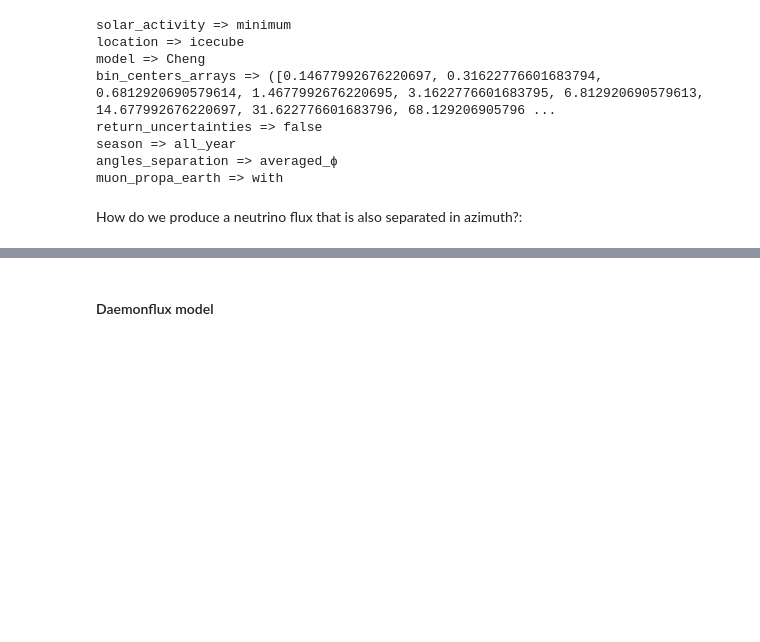
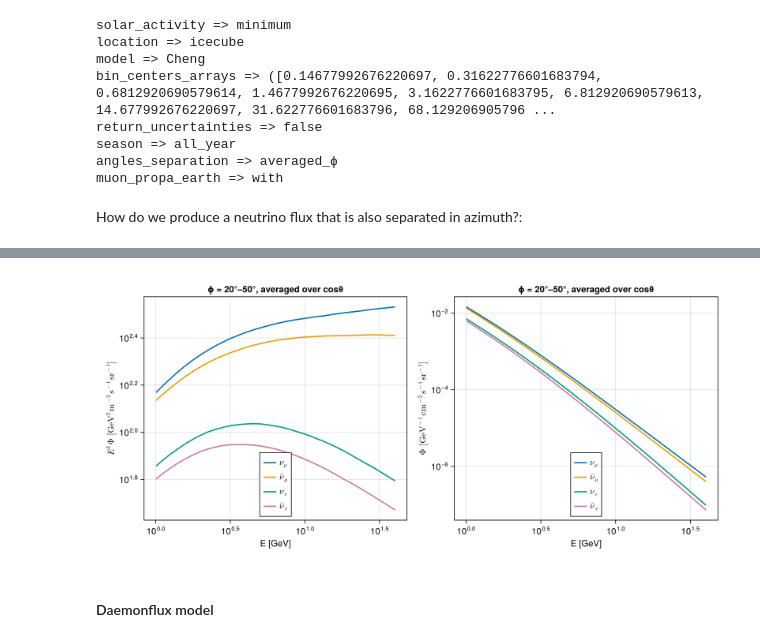
Before and after one commit to IsabelGoos/Joint-Inversion, a Jupyter notebook: ForwardModel/1-NeutrinoFlux/scripts/neutrinoFlux_tutorial.ipynb, the cells around one changed output, grey strips where cells are left out. Drawn from its saved outputs; the diff is of its cells as text; code cells hidden in the pictures; blank space fills up the shorter version.

```diff
--- a/ForwardModel/1-NeutrinoFlux/scripts/neutrinoFlux_tutorial.ipynb
+++ b/ForwardModel/1-NeutrinoFlux/scripts/neutrinoFlux_tutorial.ipynb
@@ -454,20 +462,19 @@ How do we produce a neutrino flux that is also separated in azimuth?:
 # %%
 nuflux = produce_neutrino_flux(Dict{String, Any}(
-    "model"                => :Honda,          # whatever key routes to _produce_honda_neutrino_flux
+    "model"                => :Cheng,
     "angles_separation"    => :variable_ϕ,
-    "return_uncertainties" => false
-    # + any keys your _build_flux_url needs
+    "bin_centers_arrays"   => (energies, cosθs, ϕs)
 ))
 
-E    = nuflux["Energies"]      # 121 points, 0.01 – 1e4 GeV
-cosθ = nuflux["cosθs"]         # 20 bin centres, ascending
-ϕs   = nuflux["ϕs"]            # 12 bin centres: 15°, 45°, …, 345°
+E    = nuflux["Energies"]
+cosθ = nuflux["cosθs"]
+ϕs   = nuflux["ϕs"]
 
-iϕ = 1                         # first azimuth bin: 0°–30°
+# first azimuth bin: 0°–30°
+iϕ = 4
 
-# Each array is (E, cosθ, ϕ); take one ϕ slice → (E, cosθ), same shape as the Cheng output
+flux_νe  = nuflux["Nue_flux"][:, :, iϕ]
 flux_νμ  = nuflux["NuMu_flux"][:, :, iϕ]
-flux_aνμ = nuflux["AntiNuMu_flux"][:, :, iϕ]
-flux_νe  = nuflux["Nue_flux"][:, :, iϕ]
 flux_aνe = nuflux["AntiNue_flux"][:, :, iϕ]
+flux_aνμ = nuflux["AntiNuMu_flux"][:, :, iϕ];
 # %% [output]
@@ -476,3 +489,44 @@ Suggestion: check for spelling errors or missing imports.
+# %%
+flux_list = [flux_νμ, flux_aνμ, flux_νe, flux_aνe]
+keys_err  = ["NuMu_flux_err", "AntiNuMu_flux_err", "Nue_flux_err", "AntiNue_flux_err"]
+flux_err_list = [haskey(nuflux, k) ? nuflux[k][:, :, iϕ] : nothing for k in keys_err]
+labels = [L"\nu_\mu", L"\bar\nu_\mu", L"\nu_e", L"\bar\nu_e"]
+colors = Makie.wong_colors()[1:4]
+
+ϕ_lo, ϕ_hi = round(Int, ϕs[iϕ] - 15), round(Int, ϕs[iϕ] + 15)
+ttl = "ϕ = $(ϕ_lo)°–$(ϕ_hi)°, averaged over cosθ"
+
+fig2 = Figure(size = (1000, 450))
+
+ax1 = Axis(fig2[1, 1];
+           xscale = log10, yscale = log10,
+           xlabel = "E [GeV]",
+           ylabel = L"E^3\,\Phi\ [\mathrm{GeV^{2}\,m^{-2}\,s^{-1}\,sr^{-1}}]",
+           title  = ttl)
+for (label, flux, err, c) in zip(labels, flux_list, flux_err_list, colors)
+    φ = vec(mean(flux, dims = 2))
+    if err !== nothing
+        Δφ = vec(mean(err, dims = 2))
+        band!(ax1, E, E .^ 3 .* (φ .- Δφ), E .^ 3 .* (φ .+ Δφ); color = (c, 0.25))
+    end
+    lines!(ax1, E, E .^ 3 .* φ; label = label, linewidth = 2, color = c)
+end
+axislegend(ax1; position = :cb)
+
+ax2 = Axis(fig2[1, 2];
+           xscale = log10, yscale = log10,
+           xlabel = "E [GeV]",
+           ylabel = L"\Phi\ [\mathrm{GeV^{-1}\,cm^{-2}\,s^{-1}\,sr^{-1}}]",
+           title  = ttl)
+for (label, flux, c) in zip(labels, flux_list, colors)
+    φ = vec(mean(flux, dims = 2)) ./ 10000.
+    lines!(ax2, E, φ; label = label, linewidth = 2, color = c)
+end
+axislegend(ax2; position = :cb)
+
+fig2
+# %% [output]
+[figure, added]
 # %% [markdown]
 #### Daemonflux model
 # %% [markdown]
```
Also changed, not shown: parts of 7 cells of this notebook.
